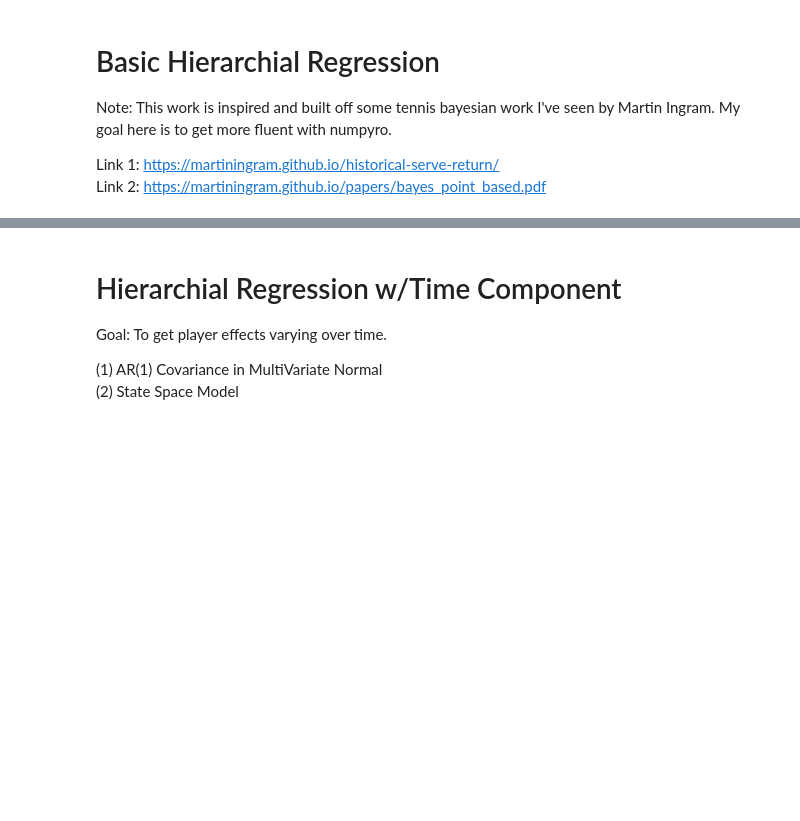
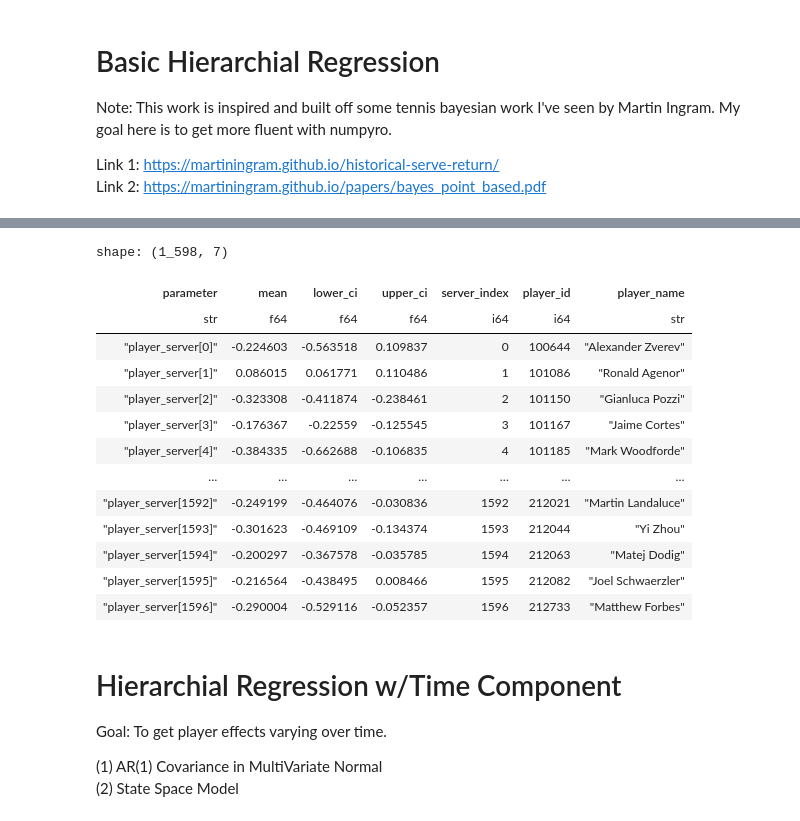
Before and after one commit to meysubb/tennis_bayes, a Jupyter notebook: basic_noteobok.ipynb, the cells around one changed output, grey strips where cells are left out. Drawn from its saved outputs; the diff is of its cells as text; code cells hidden in the pictures; blank space fills up the shorter version.

```diff
--- a/basic_noteobok.ipynb
+++ b/basic_noteobok.ipynb
@@ -122,3 +286,33 @@ TypeError: cannot unpack non-iterable Axes object
+# %%
+server_results = summary_df.filter(pl.col("parameter").str.contains("player_server")).with_columns(
+        pl.col("parameter")
+        .str.extract(r"\[(\d+)\]", 1)
+        .cast(pl.Int64, strict=False)
+        .alias("server_index")
+)
+
+server_id_transformed = player_id_encoder.inverse_transform(server_results['server_index'])
+
+server_results = server_results.with_columns([
+    pl.Series(server_id_transformed).alias("player_id")
+]).join(link_player_df, on="player_id", how="left")
+# %%
+server_results
+# %% [output]
+shape: (1_598, 7)
+| parameter | mean | lower_ci | upper_ci | server_index | player_id | player_name |
+| str | f64 | f64 | f64 | i64 | i64 | str |
+| "player_server[0]" | -0.224603 | -0.563518 | 0.109837 | 0 | 100644 | "Alexander Zverev" |
+| "player_server[1]" | 0.086015 | 0.061771 | 0.110486 | 1 | 101086 | "Ronald Agenor" |
+| "player_server[2]" | -0.323308 | -0.411874 | -0.238461 | 2 | 101150 | "Gianluca Pozzi" |
+| "player_server[3]" | -0.176367 | -0.22559 | -0.125545 | 3 | 101167 | "Jaime Cortes" |
+| "player_server[4]" | -0.384335 | -0.662688 | -0.106835 | 4 | 101185 | "Mark Woodforde" |
+| … | … | … | … | … | … | … |
+| "player_server[1592]" | -0.249199 | -0.464076 | -0.030836 | 1592 | 212021 | "Martin Landaluce" |
+| "player_server[1593]" | -0.301623 | -0.469109 | -0.134374 | 1593 | 212044 | "Yi Zhou" |
+| "player_server[1594]" | -0.200297 | -0.367578 | -0.035785 | 1594 | 212063 | "Matej Dodig" |
+| "player_server[1595]" | -0.216564 | -0.438495 | 0.008466 | 1595 | 212082 | "Joel Schwaerzler" |
+| "player_server[1596]" | -0.290004 | -0.529116 | -0.052357 | 1596 | 212733 | "Matthew Forbes" |
 # %% [markdown]
 # Hierarchial Regression w/Time Component
 
```
Also changed, not shown: parts of 13 cells of this notebook.
